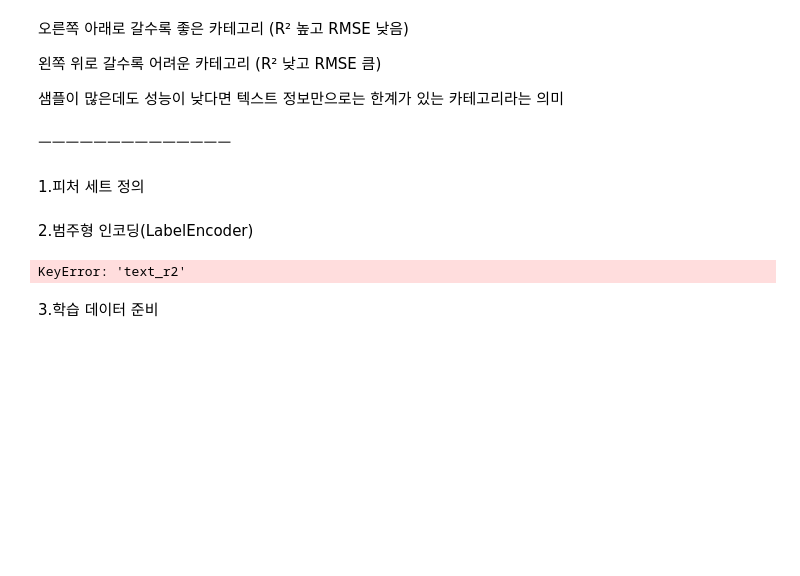
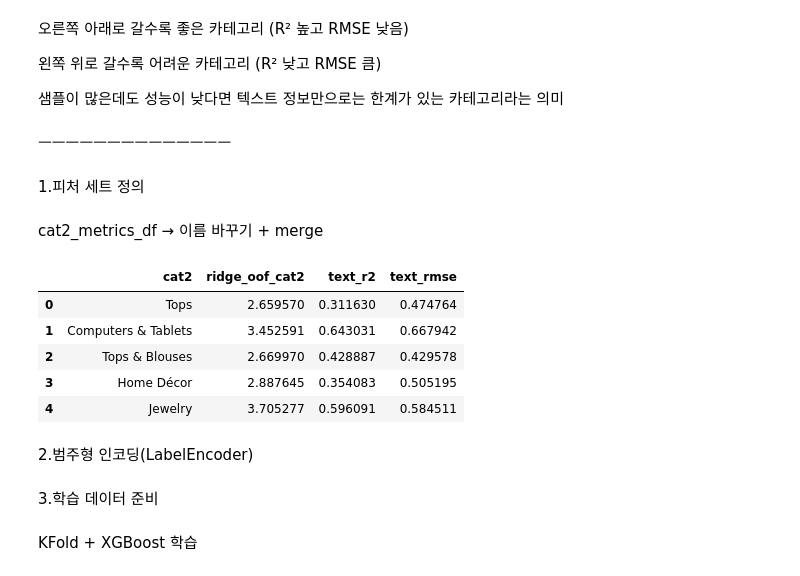
Before and after one commit to ary3120-droid/myproject, a Jupyter notebook: MERK.ipynb, the cells around one changed output. Saved outputs shown, nothing was run; the diff lists cells and outputs as text; code cells hidden in the pictures; blank space fills up the shorter version.

```diff
--- a/MERK.ipynb
+++ b/MERK.ipynb
@@ -706,6 +706,34 @@ features = [
 ]
 
 target_col = 'log_price'
+# %% [markdown]
+cat2_metrics_df → 이름 바꾸기 + merge
+# %%
+# cat2별 텍스트 성능 요약에서 필요한 컬럼만 가져오기
+cat2_metrics_for_merge = cat2_metrics_df[["cat2", "r2_mean", "rmse_mean"]].copy()
+
+# LightGBM/XGBoost에서 쓸 이름으로 변경
+cat2_metrics_for_merge = cat2_metrics_for_merge.rename(columns={
+    "r2_mean": "text_r2",
+    "rmse_mean": "text_rmse"
+})
+
+# mercari_df에 조인
+mercari_df = mercari_df.merge(cat2_metrics_for_merge, on="cat2", how="left")
+
+# 혹시 샘플 부족으로 성능 계산 안 된 cat2가 있으면 평균으로 채우기
+mercari_df["text_r2"] = mercari_df["text_r2"].fillna(mercari_df["text_r2"].mean())
+mercari_df["text_rmse"] = mercari_df["text_rmse"].fillna(mercari_df["text_rmse"].mean())
+
+# 확인
+mercari_df[["cat2", "ridge_oof_cat2", "text_r2", "text_rmse"]].head()
+# %% [output]
+|  | cat2 | ridge_oof_cat2 | text_r2 | text_rmse |
+| 0 | Tops | 2.659570 | 0.311630 | 0.474764 |
+| 1 | Computers & Tablets | 3.452591 | 0.643031 | 0.667942 |
+| 2 | Tops & Blouses | 2.669970 | 0.428887 | 0.429578 |
+| 3 | Home Décor | 2.887645 | 0.354083 | 0.505195 |
+| 4 | Jewelry | 3.705277 | 0.596091 | 0.584511 |
 # %% [markdown]
 2.범주형 인코딩(LabelEncoder)
 # %%
@@ -728,7 +756,5 @@ for col in cat_cols:
     le = LabelEncoder()
     df[col] = le.fit_transform(df[col].astype(str))
     label_encoders[col] = le
-# %% [output]
-KeyError: 'text_r2'
 # %% [markdown]
 3.학습 데이터 준비
@@ -734,0 +764,2 @@ KeyError: 'text_r2'
+# %% [markdown]
+KFold + XGBoost 학습
```
Also changed, not shown: parts of 2 cells of this notebook.
